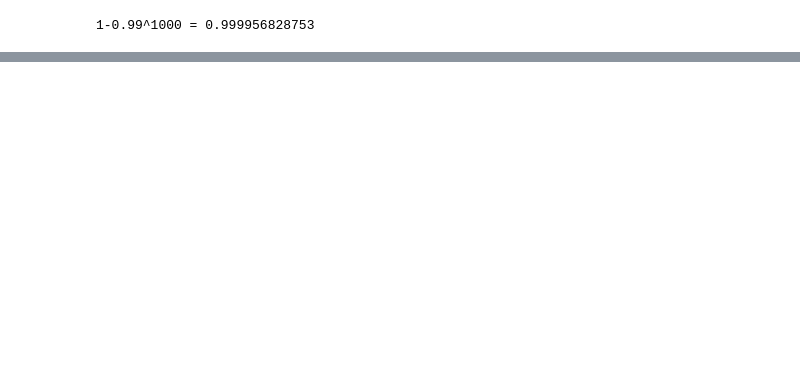
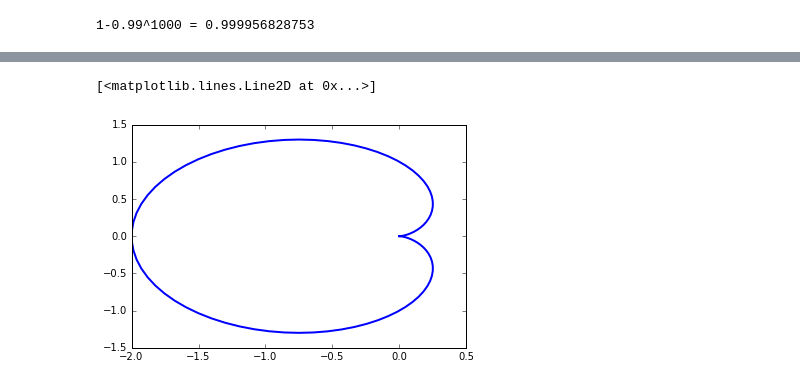
Before and after one commit to nemosail/Jupyter, a Jupyter notebook: Diaries/201706.ipynb, the cells around one changed output, grey strips where cells are left out. Saved outputs shown, nothing was run; the diff lists cells and outputs as text; code cells hidden in the pictures; blank space fills up the shorter version.

Commit message:
play with python numpy map lambda reduce , vector calculation

```diff
--- a/Diaries/201706.ipynb
+++ b/Diaries/201706.ipynb
@@ -294,0 +304,26 @@ iMacros 还是有点缺陷，还好成本，人力时间，多少个人日的东
+# %%
+%matplotlib inline
+
+# python plot the heart curve p = 1 - cos(x)
+
+import math
+import numpy
+
+import matplotlib
+import matplotlib.pyplot as plt
+
+PI = 3.14159
+
+x_npy_ary = numpy.linspace(0, 2*PI, num=100)
+
+x_lst = x_npy_ary.tolist()
+
+y = map(lambda x: 1 - math.cos(x), x_lst)
+
+real_x = map( lambda x,y : y * math.cos(x) , x_lst, y )
+real_y = map( lambda x,y : y * math.sin(x) , x_lst, y )
+
+plt.plot(real_x, real_y, linewidth=2 )
+# %% [output]
+[<matplotlib.lines.Line2D at 0x...>]
+[figure, added]
```
Also changed, not shown: parts of 1 cell of this notebook, 1 other file.
